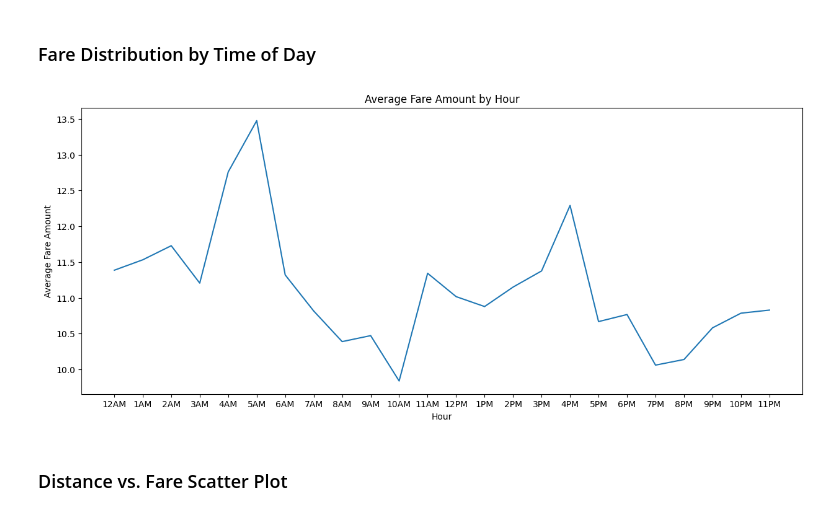
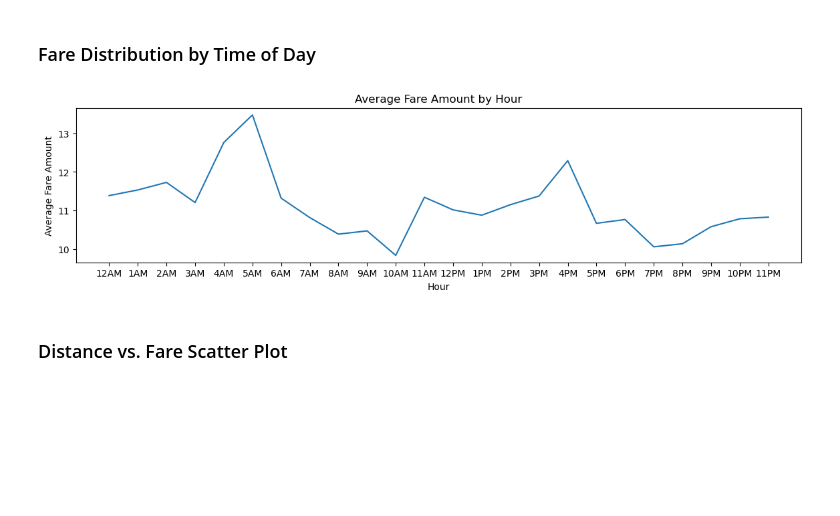
Before and after one commit to Mannvika/FinalProject, a Jupyter notebook: FinalProject.ipynb, the cells around one changed output. Saved outputs shown, nothing was run; the diff lists cells and outputs as text; code cells hidden in the pictures; blank space fills up the shorter version.

```diff
--- a/FinalProject.ipynb
+++ b/FinalProject.ipynb
@@ -220,20 +250,20 @@ plt.show()
 # %%
 # Group by hour, then get the averages of the fare_amounts for each of the hours
 avg_fare = df.groupby('hour')['fare_amount'].mean().reset_index()
 
 # Get labels for 12am to 11pm
 hour_labels = [f"{i % 12 or 12}{'AM' if i < 12 else 'PM'}" for i in range(24)]
 
 # Plot this
-plt.figure(figsize=(15, 6))
+plt.figure(figsize=(14, 3))
 plt.plot(avg_fare['hour'], avg_fare['fare_amount'])
 plt.title('Average Fare Amount by Hour')
 plt.xlabel('Hour')
 plt.ylabel('Average Fare Amount')
 plt.xticks(avg_fare['hour'], [hour_labels[i] for i in avg_fare['hour']])
 plt.show()
 # %% [output]
-[figure, old version]
+[figure, new version]
 # %% [markdown]
 ### Distance vs. Fare Scatter Plot
 # %%
```
Also changed, not shown: parts of 38 cells of this notebook, 1 other file.
